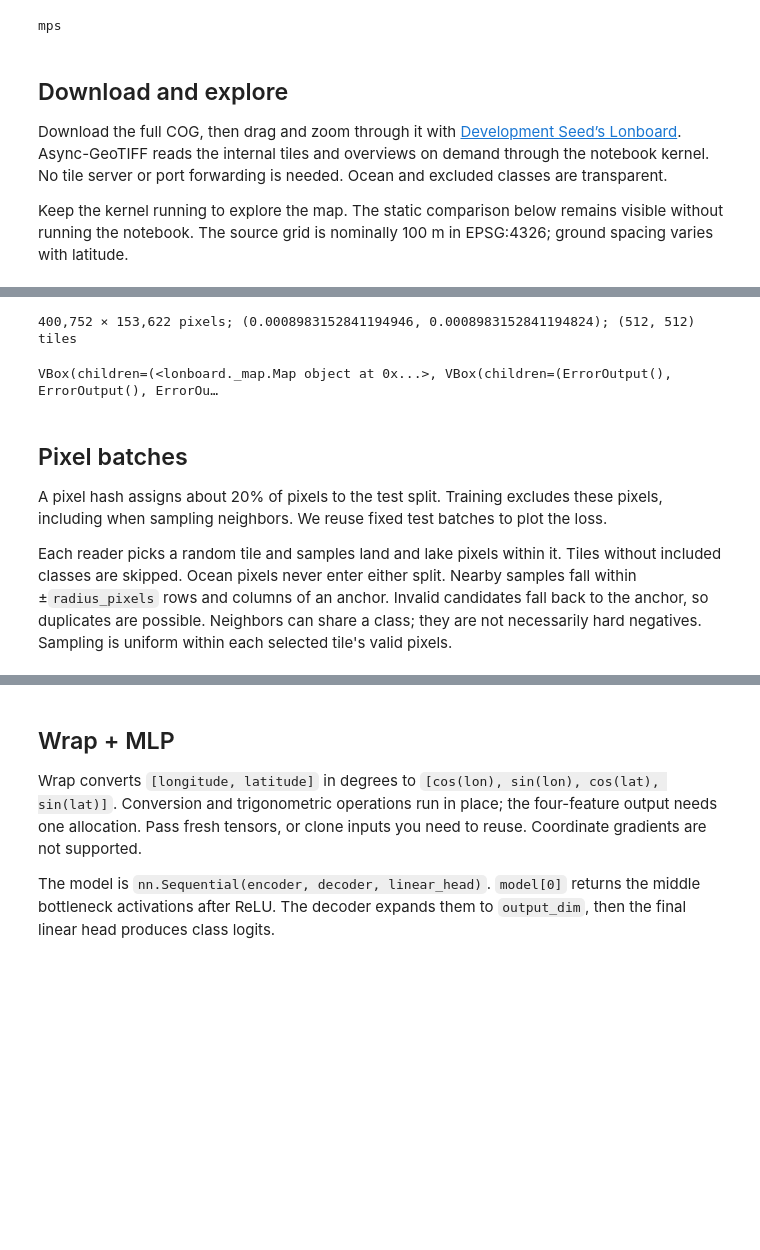
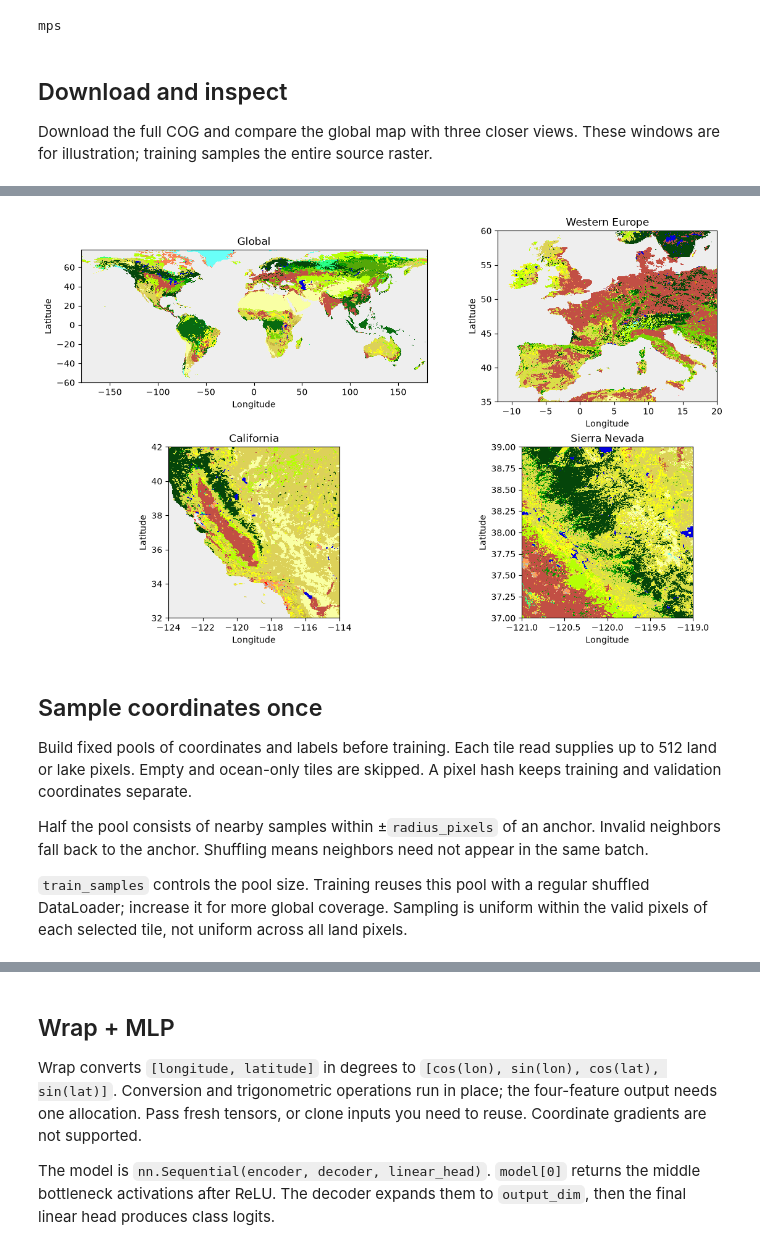
Before and after one commit to neuralearthfields/neuralearthfields-starter, a Jupyter notebook: starter.ipynb, the cells around one changed output, grey strips where cells are left out. Drawn from its saved outputs; the diff is of its cells as text; code cells hidden in the pictures; blank space fills up the shorter version.

```diff
--- a/starter.ipynb
+++ b/starter.ipynb
@@ -72,11 +109,9 @@ from plot import plot_cog, plot_comparison, plot_metrics, read_palette
 # %% [output]
 mps
 # %% [markdown]
-## Download and explore
+## Download and inspect
 
-Download the full COG, then drag and zoom through it with [Development Seed’s Lonboard](https://developmentseed.org/lonboard/latest/examples/raster-cog-nlcd-server/). Async-GeoTIFF reads the internal tiles and overviews on demand through the notebook kernel. No tile server or port forwarding is needed. Ocean and excluded classes are transparent.
-
-Keep the kernel running to explore the map. The static comparison below remains visible without running the notebook. The source grid is nominally 100 m in EPSG:4326; ground spacing varies with latitude.
+Download the full COG and compare the global map with three closer views. These windows are for illustration; training samples the entire source raster.
 # %%
 source = Path(
     hf_hub_download(
@@ -104,6 +139,5 @@ palette_path = hf_hub_download(
     token=False,
 )
 colors = read_palette(palette_path, class_codes)
-land_cover_map = await plot_cog(source, colors)
-land_cover_map
+plot_land_cover(source, colors, output / "land_cover.png")
 # %% [output]
@@ -111,18 +145,12 @@ Warning: You are sending unauthenticated requests to the HF Hub. Please set a HF
-400,752 × 153,622 pixels; (0.0008983152841194946, 0.0008983152841194824); (512, 512) tiles
-VBox(children=(<lonboard._map.Map object at 0x...>, VBox(children=(ErrorOutput(), ErrorOutput(), ErrorOu…
+[figure, added]
 # %% [markdown]
-## Pixel batches
+## Sample coordinates once
 
-A pixel hash assigns about 20% of pixels to the test split.
-Training excludes these pixels, including when sampling neighbors.
-We reuse fixed test batches to plot the loss.
+Build fixed pools of coordinates and labels before training. Each tile read supplies up to 512 land or lake pixels. Empty and ocean-only tiles are skipped. A pixel hash keeps training and validation coordinates separate.
 
-Each reader picks a random tile and samples land and lake pixels within it.
-Tiles without included classes are skipped. Ocean pixels never enter either split.
-Nearby samples fall within ±`radius_pixels` rows and columns of an anchor.
-Invalid candidates fall back to the anchor, so duplicates are possible.
-Neighbors can share a class; they are not necessarily hard negatives.
-Sampling is uniform within each selected tile's valid pixels.
+Half the pool consists of nearby samples within ±`radius_pixels` of an anchor. Invalid neighbors fall back to the anchor. Shuffling means neighbors need not appear in the same batch.
+
+`train_samples` controls the pool size. Training reuses this pool with a regular shuffled DataLoader; increase it for more global coverage. Sampling is uniform within the valid pixels of each selected tile, not uniform across all land pixels.
 # %%
 def held_out(rows, cols):
     return (
```
Also changed, not shown: parts of 9 cells of this notebook, 5 other files.
